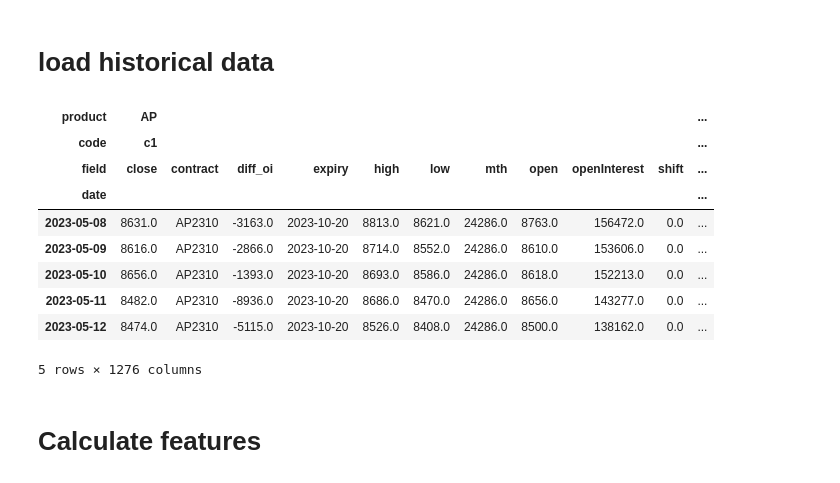
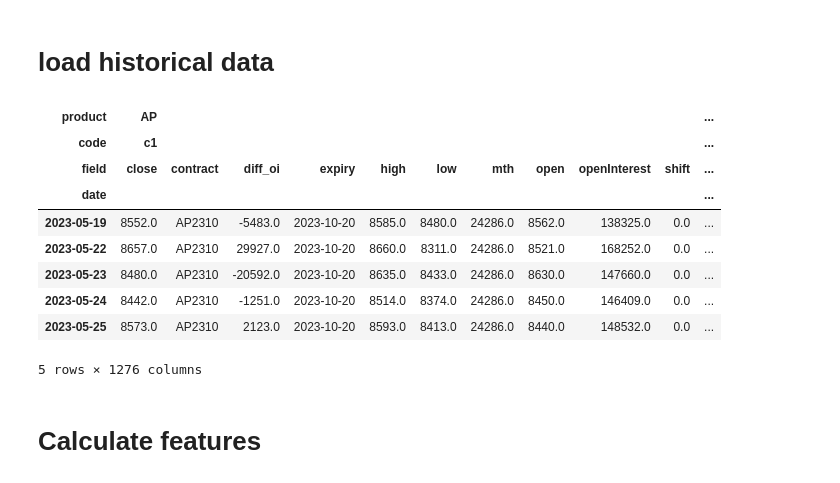
Before and after one commit to harvey1673/pyktrader3, a Jupyter notebook: bktest/bt_signal_price_signals_lead lag.ipynb, the cells around one changed output. Saved outputs shown, nothing was run; the diff lists cells and outputs as text; code cells hidden in the pictures.

```diff
--- a/bktest/bt_signal_price_signals_lead lag.ipynb
+++ b/bktest/bt_signal_price_signals_lead lag.ipynb
@@ -83,7 +83,7 @@ daily_start_dict = { 'c': datetime.date(2011,1,1), 'm': datetime.date(2011,1,1),
 fields = ['contract', 'open', 'high', 'low', 'close', 'volume', 'openInterest', 'diff_oi', 'expiry', 'mth', 'shift']
 
 start_date = datetime.date(2010,1,1)
-end_date = datetime.date(2023,5,12)
+end_date = datetime.date(2023,5,25)
 shift_mode = 2
 roll_name = 'hot'
 roll_file_loc = "C:/dev/wtdev/config/"
@@ -93,38 +93,38 @@ freq='d1'
 
 data_df = pd.DataFrame()
 
 for prodcode in sim_markets:
     for nb in range(nb_cont):
         xdf = dataseries.nearby(prodcode,
                                 nb+1,
                                 start_date=start_date,
                                 end_date = end_date,
                                 shift_mode = shift_mode,
                                 freq=freq,
                                 roll_name=roll_name,
                                 config_loc=roll_file_loc)
         xdf['expiry'] = xdf['contract'].map(misc.contract_expiry)
         xdf['contmth'] = xdf['contract'].map(misc.inst2contmth)
         xdf['mth'] = xdf['contmth'].apply(lambda x: x//100 * 12 + x % 100)
         xdf['product'] = prodcode
         xdf['code'] = f'c{nb+1}'
         data_df = data_df.append(xdf)
 
 df = pd.pivot_table(data_df.reset_index(), index='date', columns = ['product', 'code'], values = list(fields), aggfunc = 'last')
 df = df.reorder_levels([1, 2, 0], axis=1).sort_index(axis=1)
 df.columns.rename(['product', 'code', 'field',], inplace = True)
 df.index = pd.to_datetime(df.index)
 df.tail(5)
 # %% [output]
 | product | AP |  |  |  |  |  |  |  |  |  | ... |
 | code | c1 |  |  |  |  |  |  |  |  |  | ... |
 | field | close | contract | diff_oi | expiry | high | low | mth | open | openInterest | shift | ... |
 | date |  |  |  |  |  |  |  |  |  |  | ... |
-| 2023-05-08 | 8631.0 | AP2310 | -3163.0 | 2023-10-20 | 8813.0 | 8621.0 | 24286.0 | 8763.0 | 156472.0 | 0.0 | ... |
-| 2023-05-09 | 8616.0 | AP2310 | -2866.0 | 2023-10-20 | 8714.0 | 8552.0 | 24286.0 | 8610.0 | 153606.0 | 0.0 | ... |
-| 2023-05-10 | 8656.0 | AP2310 | -1393.0 | 2023-10-20 | 8693.0 | 8586.0 | 24286.0 | 8618.0 | 152213.0 | 0.0 | ... |
-| 2023-05-11 | 8482.0 | AP2310 | -8936.0 | 2023-10-20 | 8686.0 | 8470.0 | 24286.0 | 8656.0 | 143277.0 | 0.0 | ... |
-| 2023-05-12 | 8474.0 | AP2310 | -5115.0 | 2023-10-20 | 8526.0 | 8408.0 | 24286.0 | 8500.0 | 138162.0 | 0.0 | ... |
+| 2023-05-19 | 8552.0 | AP2310 | -5483.0 | 2023-10-20 | 8585.0 | 8480.0 | 24286.0 | 8562.0 | 138325.0 | 0.0 | ... |
+| 2023-05-22 | 8657.0 | AP2310 | 29927.0 | 2023-10-20 | 8660.0 | 8311.0 | 24286.0 | 8521.0 | 168252.0 | 0.0 | ... |
+| 2023-05-23 | 8480.0 | AP2310 | -20592.0 | 2023-10-20 | 8635.0 | 8433.0 | 24286.0 | 8630.0 | 147660.0 | 0.0 | ... |
+| 2023-05-24 | 8442.0 | AP2310 | -1251.0 | 2023-10-20 | 8514.0 | 8374.0 | 24286.0 | 8450.0 | 146409.0 | 0.0 | ... |
+| 2023-05-25 | 8573.0 | AP2310 | 2123.0 | 2023-10-20 | 8593.0 | 8413.0 | 24286.0 | 8440.0 | 148532.0 | 0.0 | ... |
 5 rows × 1276 columns
 # %%
 for prodcode in sim_markets:
```
Also changed, not shown: parts of 2 cells of this notebook, 15 other files.
